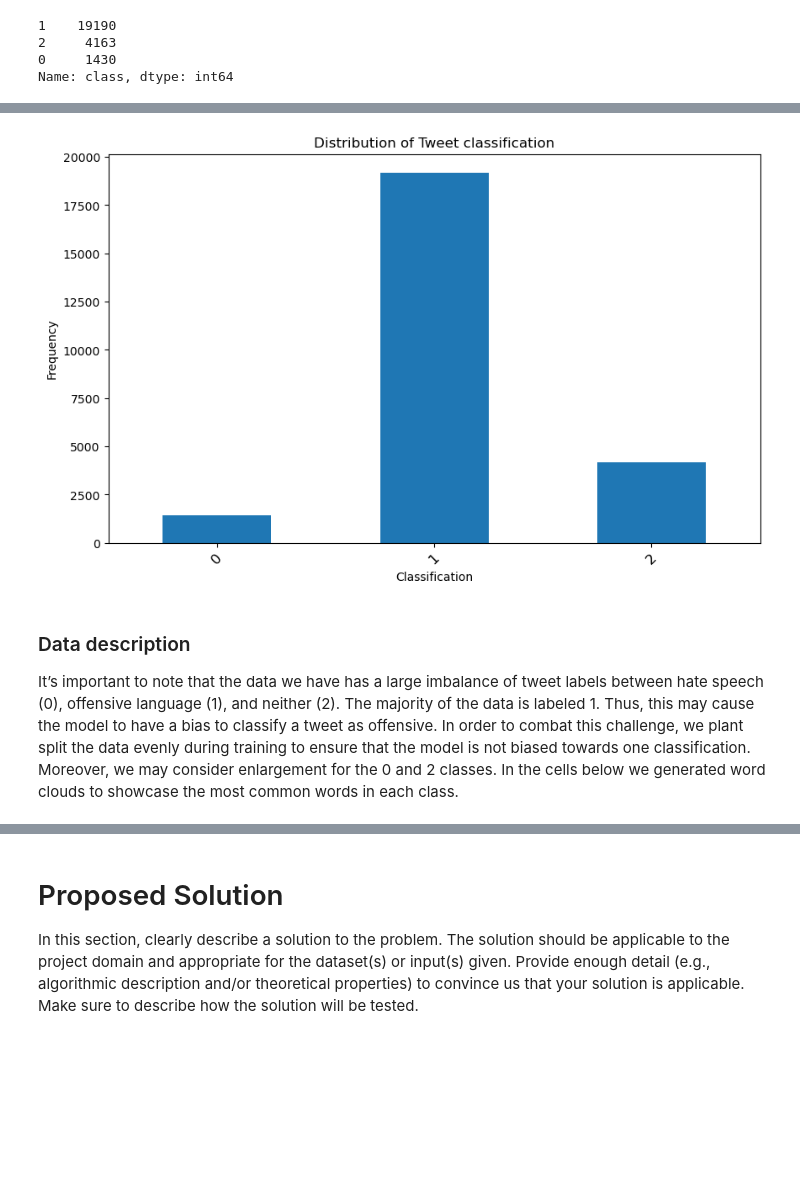
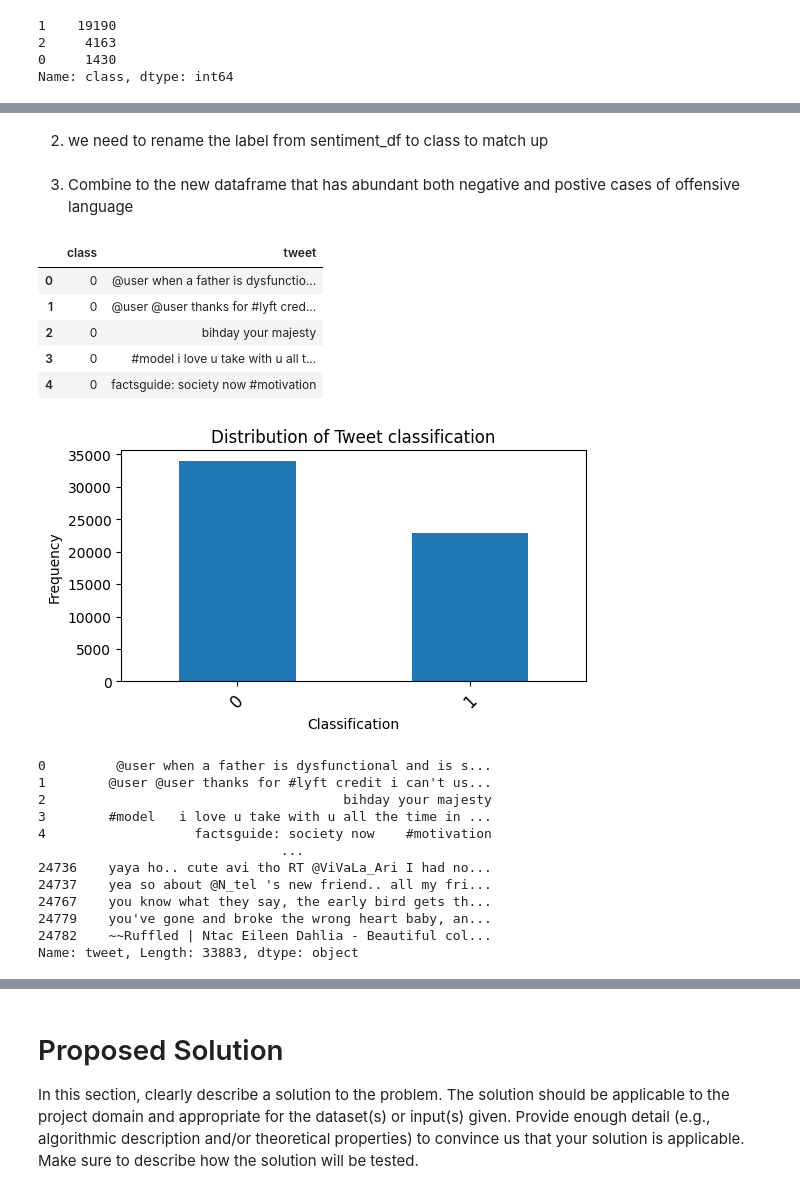
Before and after one commit to COGS118A/Group021-SP23, a Jupyter notebook: FinalProject_Group021-SP23.ipynb, the cells around one changed output, grey strips where cells are left out. Cells and saved outputs as stored; diff of their text form; code cells hidden in the pictures; blank space fills up the shorter version.

Commit message:
update data

```diff
--- a/FinalProject_Group021-SP23.ipynb
+++ b/FinalProject_Group021-SP23.ipynb
@@ -95,0 +126,2 @@ Name: class, dtype: int64
+# %%
+sentiment_df = pd.read_csv("data/train.csv")
@@ -96,16 +166,35 @@ Name: class, dtype: int64
+# %%
+tweet_class = offensive_df['class']
+tweet_class = np.where(tweet_class == 0, 1, tweet_class)
+tweet_class = np.where(tweet_class == 2, 0, tweet_class)
+offensive_df['class'] = tweet_class
+# %% [markdown]
+2. we need to rename the label from sentiment_df to class to match up
+# %%
+sentiment_df = sentiment_df.rename(columns ={'label':'class'})
+# %% [markdown]
+3. Combine to the new dataframe that has abundant both negative and postive cases of offensive language
+# %%
+df = pd.concat([sentiment_df[['class', 'tweet']], offensive_df[['class', 'tweet']]])
+# %%
+df.head()
+# %% [output]
+|  | class | tweet |
+| 0 | 0 | @user when a father is dysfunctio... |
+| 1 | 0 | @user @user thanks for #lyft cred... |
+| 2 | 0 | bihday your majesty |
+| 3 | 0 | #model i love u take with u all t... |
+| 4 | 0 | factsguide: society now #motivation |
 # %%
 class_dis = df['class'].value_counts().sort_index()
 
 # Plot the distribution
-plt.figure(figsize=(10, 6))
+plt.figure(figsize=(6, 3))
 class_dis.plot(kind='bar')
 plt.title('Distribution of Tweet classification')
 plt.xlabel('Classification')
 plt.xticks(fontsize=12, rotation=45)
 plt.ylabel('Frequency')
 plt.show()
 # %% [output]
-[figure, old version]
+[figure, new version]
-# %% [markdown]
-### Data description
-It’s important to note that the data we have has a large imbalance of tweet labels between hate speech (0), offensive language (1), and neither (2). The majority of the data is labeled 1. Thus, this may cause the model to have a bias to classify a tweet as offensive. In order to combat this challenge, we plant split the data evenly during training to ensure that the model is not biased towards one classification. Moreover, we may consider enlargement for the 0 and 2 classes. In the cells below we generated word clouds to showcase the most common words in each class.
@@ -130,3 +221,18 @@ def generate_wordcloud(tweets):
     plt.tight_layout(pad = 0)
 
     plt.show()
+# %%
+df[df['class'] == 0]['tweet']
+# %% [output]
+0         @user when a father is dysfunctional and is s...
+1        @user @user thanks for #lyft credit i can't us...
+2                                      bihday your majesty
+3        #model   i love u take with u all the time in ...
+4                   factsguide: society now    #motivation
+                               ...
+24736    yaya ho.. cute avi tho RT @ViVaLa_Ari I had no...
+24737    yea so about @N_tel 's new friend.. all my fri...
+24767    you know what they say, the early bird gets th...
+24779    you've gone and broke the wrong heart baby, an...
+24782    ~~Ruffled | Ntac Eileen Dahlia - Beautiful col...
+Name: tweet, Length: 33883, dtype: object
```
Also changed, not shown: parts of 35 cells of this notebook, 3 other files.
